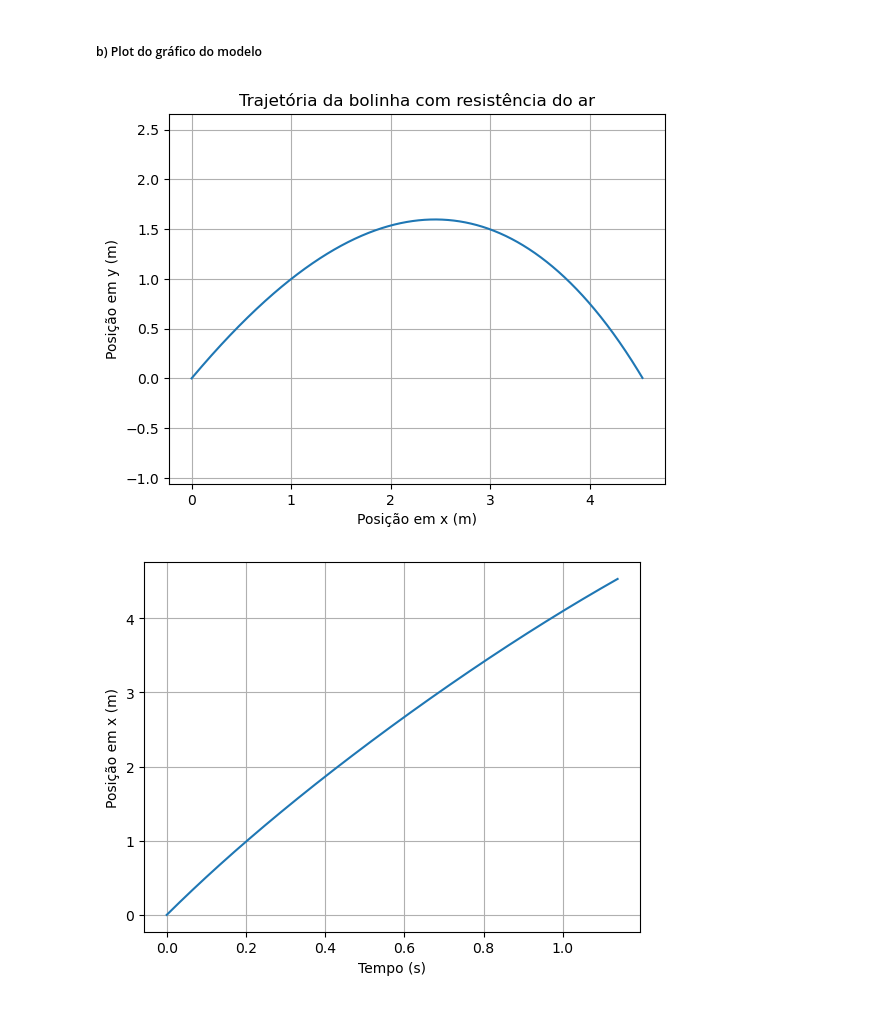
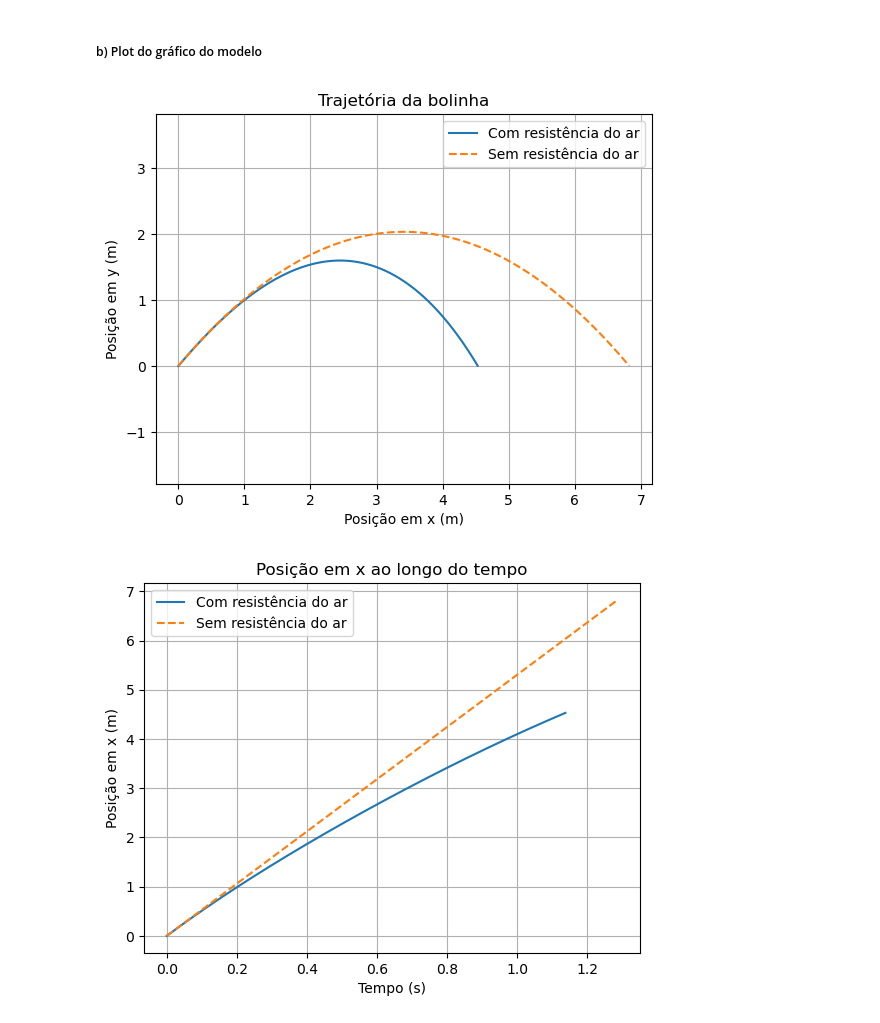
Before and after one commit to Victor-LP/ModSim-projeto3, a Jupyter notebook: projeto3.ipynb, the cells around one changed output. Saved outputs shown, nothing was run; the diff lists cells and outputs as text; code cells hidden in the pictures.

Commit message:
modelo

```diff
--- a/projeto3.ipynb
+++ b/projeto3.ipynb
@@ -81,7 +81,7 @@ P = m*g #(N)
 # 2 - Modelo e Equações Diferenciais #
 ___
 # %%
-def modelo_bolinha(X, t):
+def modelo_bolinha_Rar(X, t):
     x  = X[0]
     y  = X[1]
     vx = X[2]
@@ -104,6 +104,29 @@ def modelo_bolinha(X, t):
     dvydt = (-D * sin_alpha - P) / m
 
     return [dxdt, dydt, dvxdt, dvydt]
+def modelo_bolinha_SRar(X, t):
+    x  = X[0]
+    y  = X[1]
+    vx = X[2]
+    vy = X[3]
+
+    # Velocidade total (magnitude)
+    v = sqrt(vx**2 + vy**2)
+
+    # Força de arrasto
+    D = 0.35 * rho * A * cd * v**2
+
+    # Direção da força de arrasto
+    cos_alpha = 0
+    sin_alpha = 0
+
+    # Equações diferenciais
+    dxdt = vx
+    dydt = vy
+    dvxdt = (-D * cos_alpha) / m
+    dvydt = (-D * sin_alpha - P) / m
+
+    return [dxdt, dydt, dvxdt, dvydt]
 # %% [markdown]
 # 3 - Integração numérica
 ---
@@ -135,25 +171,33 @@ t = tlista[:len(x_list)]
 # %% [markdown]
 ##### b) Plot do gráfico do modelo
 # %%
-plt.plot(x_list, y_list)
+plt.plot(x1_list, y1_list, label="Com resistência do ar")
+plt.plot(x2_list, y2_list, label="Sem resistência do ar", linestyle='--')
+plt.legend()
 plt.xlabel("Posição em x (m)")
 plt.ylabel("Posição em y (m)")
-plt.title("Trajetória da bolinha com resistência do ar")
+plt.title("Trajetória da bolinha")
 plt.axis('equal')
 plt.grid()
 plt.show()
 
-plt.plot(t, x_list)
+plt.plot(t1, x1_list, label="Com resistência do ar")
+plt.plot(t2, x2_list, linestyle='--', label="Sem resistência do ar")
+plt.legend()
 plt.xlabel("Tempo (s)")
 plt.ylabel("Posição em x (m)")
+plt.title("Posição em x ao longo do tempo")
 plt.grid()
 plt.show()
 
-plt.plot(t, y_list)
+plt.plot(t1, y1_list, label="Com resistência do ar")
+plt.plot(t2, y2_list, linestyle='--', label="Sem resistência do ar")
+plt.legend()
 plt.xlabel("Tempo (s)")
 plt.ylabel("Posição em y (m)")
+plt.title("Posição em y ao longo do tempo")
 plt.grid()
 plt.show()
 # %% [output]
-[figure, old version]
+[figure, new version]
-[figure, old version]
+[figure, new version]
```
Also changed, not shown: parts of 2 cells of this notebook.
